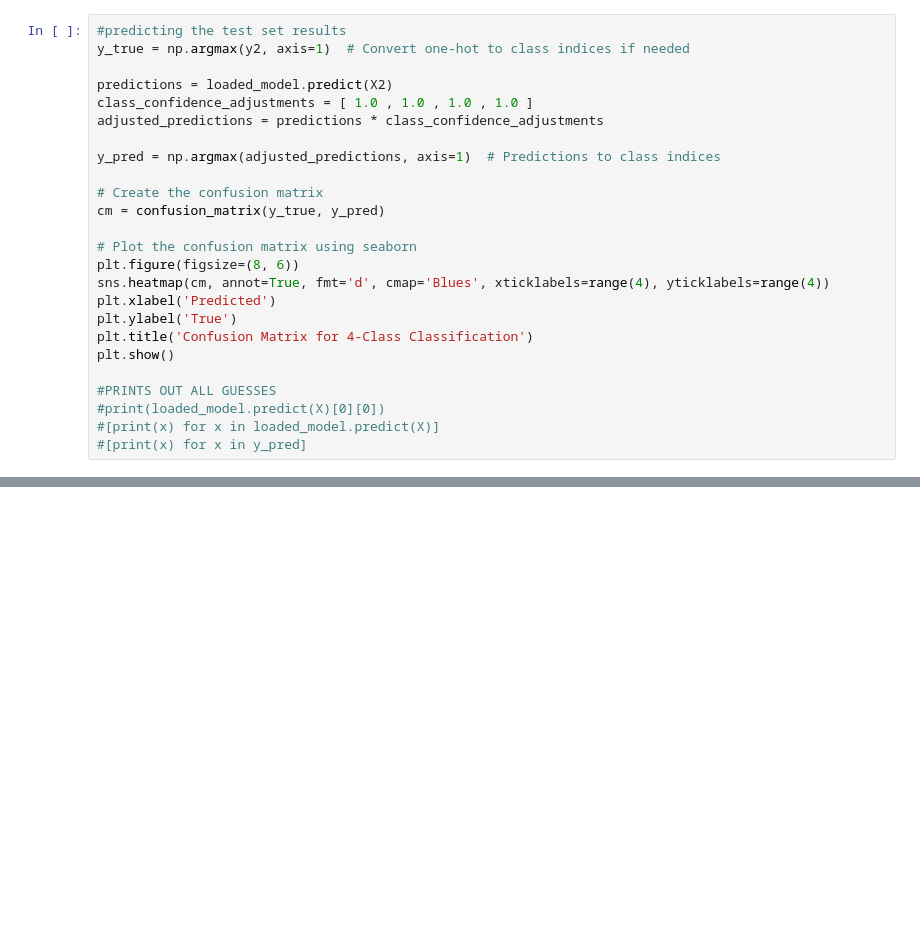
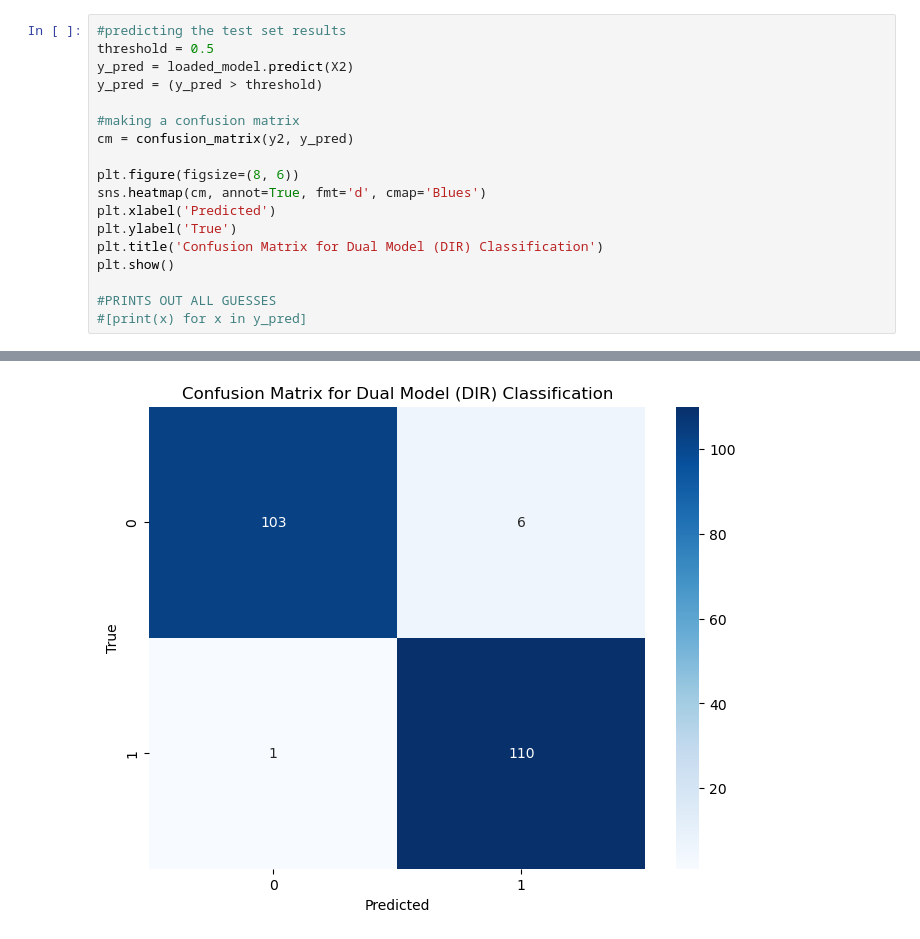
Before and after one commit to Logan-Kelsch/-ES-NN-test1, a Jupyter notebook: NN/NN_V3.0/dm_test.ipynb, the cells around one changed output, grey strips where cells are left out. Drawn from its saved outputs; the diff is of its cells as text; blank space fills up the shorter version.

```diff
--- a/NN/NN_V3.0/dm_test.ipynb
+++ b/NN/NN_V3.0/dm_test.ipynb
@@ -303,25 +408,19 @@ OCCURANCES IN OPT DATA FOR CLASS:
 # %%
 #predicting the test set results
-y_true = np.argmax(y2, axis=1)  # Convert one-hot to class indices if needed
+threshold = 0.5
+y_pred = loaded_model.predict(X2)
+y_pred = (y_pred > threshold)
 
-predictions = loaded_model.predict(X2)
-class_confidence_adjustments = [ 1.0 , 1.0 , 1.0 , 1.0 ]
-adjusted_predictions = predictions * class_confidence_adjustments
+#making a confusion matrix
+cm = confusion_matrix(y2, y_pred)
 
-y_pred = np.argmax(adjusted_predictions, axis=1)  # Predictions to class indices
-
-# Create the confusion matrix
-cm = confusion_matrix(y_true, y_pred)
-
-# Plot the confusion matrix using seaborn
 plt.figure(figsize=(8, 6))
-sns.heatmap(cm, annot=True, fmt='d', cmap='Blues', xticklabels=range(4), yticklabels=range(4))
+sns.heatmap(cm, annot=True, fmt='d', cmap='Blues')
 plt.xlabel('Predicted')
 plt.ylabel('True')
-plt.title('Confusion Matrix for 4-Class Classification')
+plt.title('Confusion Matrix for Dual Model (DIR) Classification')
 plt.show()
 
 #PRINTS OUT ALL GUESSES
-#print(loaded_model.predict(X)[0][0])
-#[print(x) for x in loaded_model.predict(X)]
 #[print(x) for x in y_pred]
+# %% [output]
@@ -327,0 +428 @@ plt.show()
+[figure, added]
```
Also changed, not shown: parts of 2 cells of this notebook, 10 other files.
